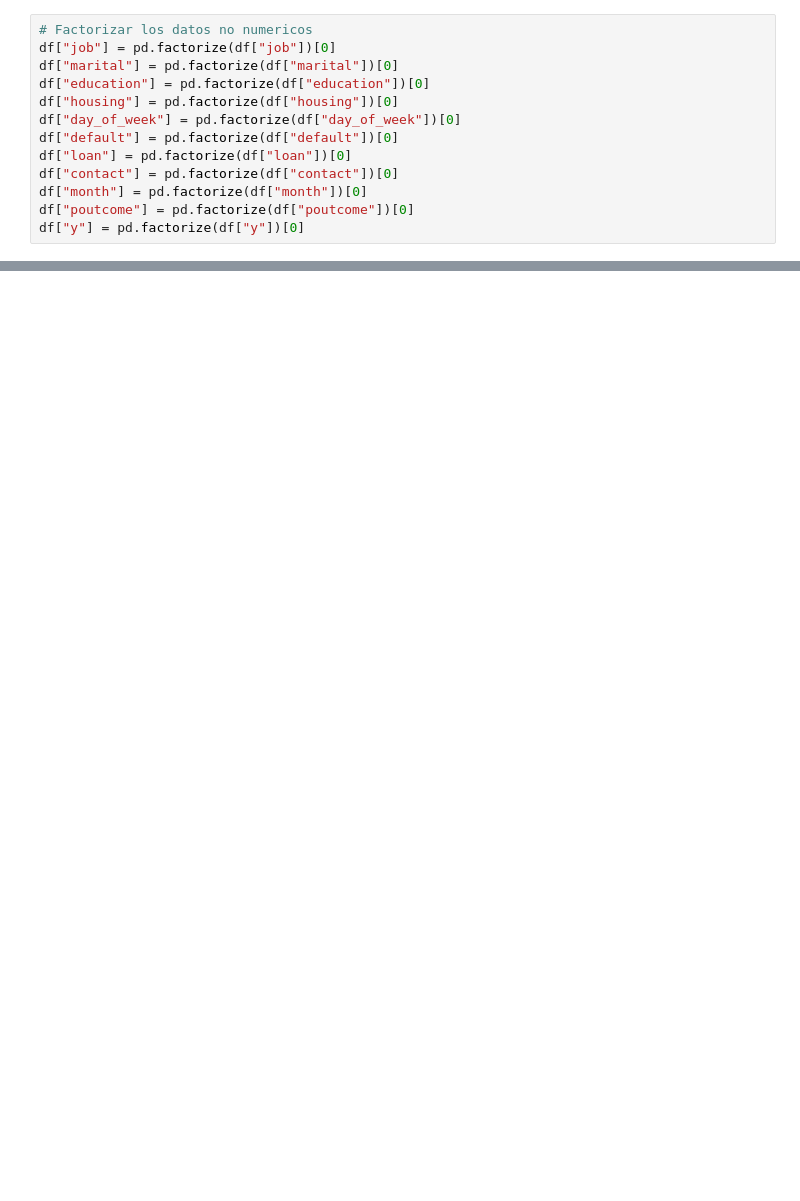
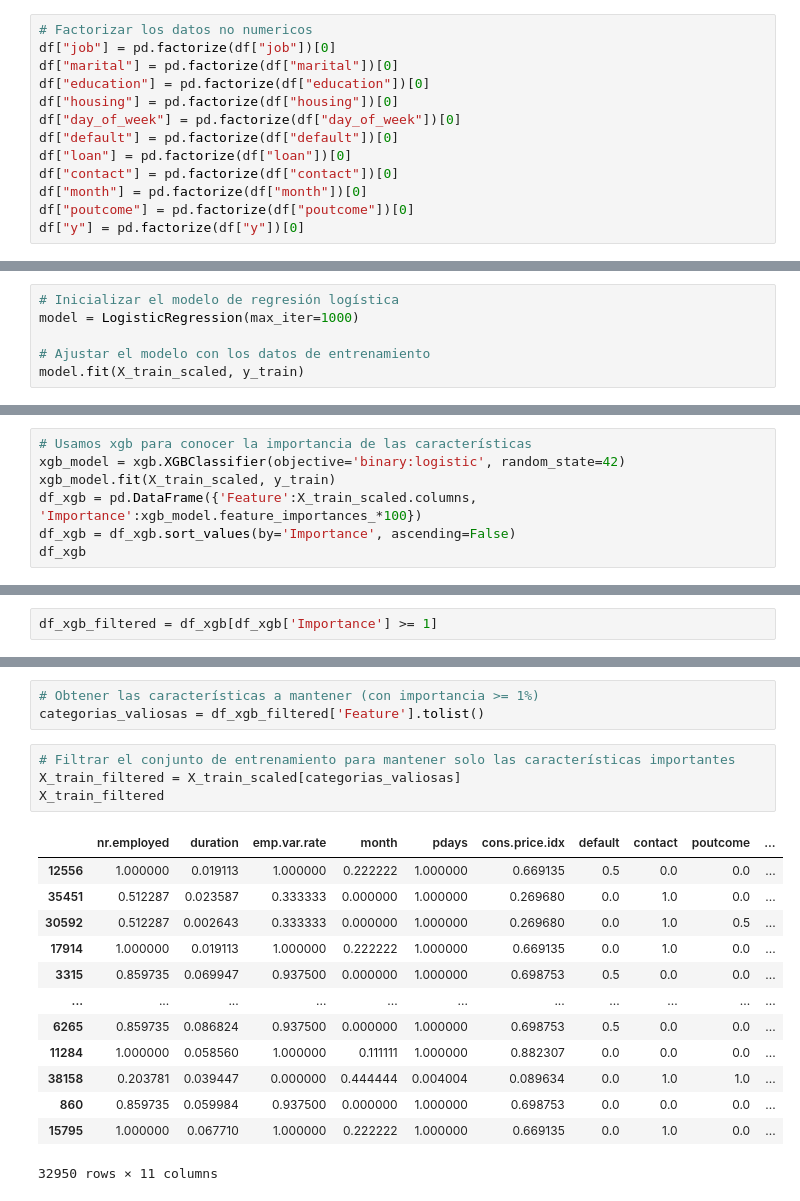
Before and after one commit to EnriqueEsnola/machine-learning, a Jupyter notebook: src/explore.ipynb, the cells around one changed output, grey strips where cells are left out. Drawn from its saved outputs; the diff is of its cells as text; blank space fills up the shorter version.

```diff
--- a/src/explore.ipynb
+++ b/src/explore.ipynb
@@ -421,0 +180,6 @@ accuracy_score(y_test_eu, y_pred_test)
+# %%
+# Inicializar el modelo de regresión logística
+model = LogisticRegression(max_iter=1000)
+
+# Ajustar el modelo con los datos de entrenamiento
+model.fit(X_train_scaled, y_train)
@@ -421,0 +197,7 @@ accuracy_score(y_test_eu, y_pred_test)
+# %%
+# Usamos xgb para conocer la importancia de las características
+xgb_model = xgb.XGBClassifier(objective='binary:logistic', random_state=42)
+xgb_model.fit(X_train_scaled, y_train)
+df_xgb = pd.DataFrame({'Feature':X_train_scaled.columns, 'Importance':xgb_model.feature_importances_*100})
+df_xgb = df_xgb.sort_values(by='Importance', ascending=False)
+df_xgb
@@ -421,0 +222,2 @@ accuracy_score(y_test_eu, y_pred_test)
+# %%
+df_xgb_filtered = df_xgb[df_xgb['Importance'] >= 1]
@@ -421,0 +233,21 @@ accuracy_score(y_test_eu, y_pred_test)
+# %%
+# Obtener las características a mantener (con importancia >= 1%)
+categorias_valiosas = df_xgb_filtered['Feature'].tolist()
+# %%
+# Filtrar el conjunto de entrenamiento para mantener solo las características importantes
+X_train_filtered = X_train_scaled[categorias_valiosas]
+X_train_filtered
+# %% [output]
+|  | nr.employed | duration | emp.var.rate | month | pdays | cons.price.idx | default | contact | poutcome | ... |
+| 12556 | 1.000000 | 0.019113 | 1.000000 | 0.222222 | 1.000000 | 0.669135 | 0.5 | 0.0 | 0.0 | ... |
+| 35451 | 0.512287 | 0.023587 | 0.333333 | 0.000000 | 1.000000 | 0.269680 | 0.0 | 1.0 | 0.0 | ... |
+| 30592 | 0.512287 | 0.002643 | 0.333333 | 0.000000 | 1.000000 | 0.269680 | 0.0 | 1.0 | 0.5 | ... |
+| 17914 | 1.000000 | 0.019113 | 1.000000 | 0.222222 | 1.000000 | 0.669135 | 0.0 | 1.0 | 0.0 | ... |
+| 3315 | 0.859735 | 0.069947 | 0.937500 | 0.000000 | 1.000000 | 0.698753 | 0.5 | 0.0 | 0.0 | ... |
+| ... | ... | ... | ... | ... | ... | ... | ... | ... | ... | ... |
+| 6265 | 0.859735 | 0.086824 | 0.937500 | 0.000000 | 1.000000 | 0.698753 | 0.5 | 0.0 | 0.0 | ... |
+| 11284 | 1.000000 | 0.058560 | 1.000000 | 0.111111 | 1.000000 | 0.882307 | 0.0 | 0.0 | 0.0 | ... |
+| 38158 | 0.203781 | 0.039447 | 0.000000 | 0.444444 | 0.004004 | 0.089634 | 0.0 | 1.0 | 1.0 | ... |
+| 860 | 0.859735 | 0.059984 | 0.937500 | 0.000000 | 1.000000 | 0.698753 | 0.0 | 0.0 | 0.0 | ... |
+| 15795 | 1.000000 | 0.067710 | 1.000000 | 0.222222 | 1.000000 | 0.669135 | 0.0 | 1.0 | 0.0 | ... |
+32950 rows × 11 columns
```
Also changed, not shown: parts of 41 cells of this notebook.
